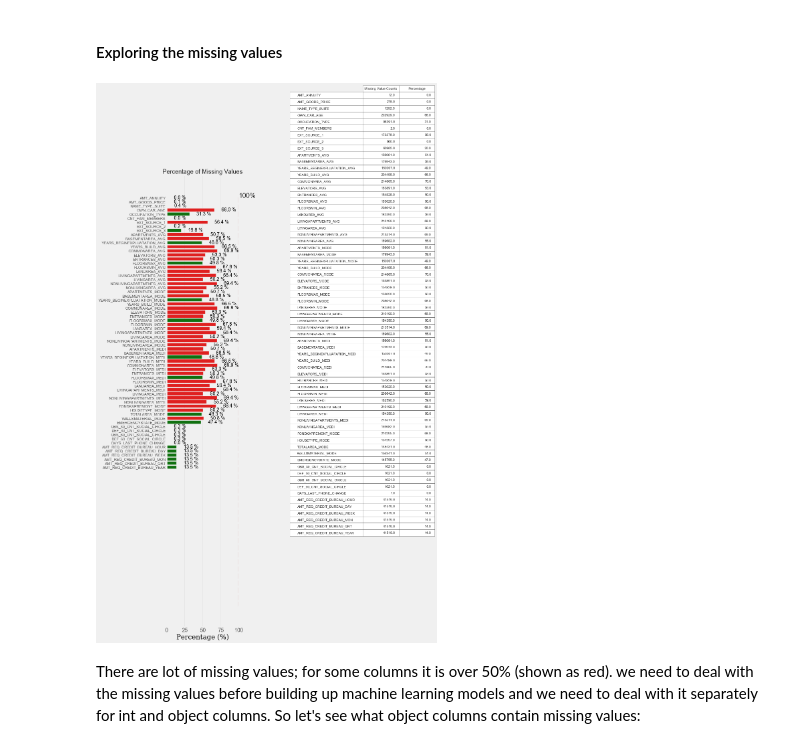
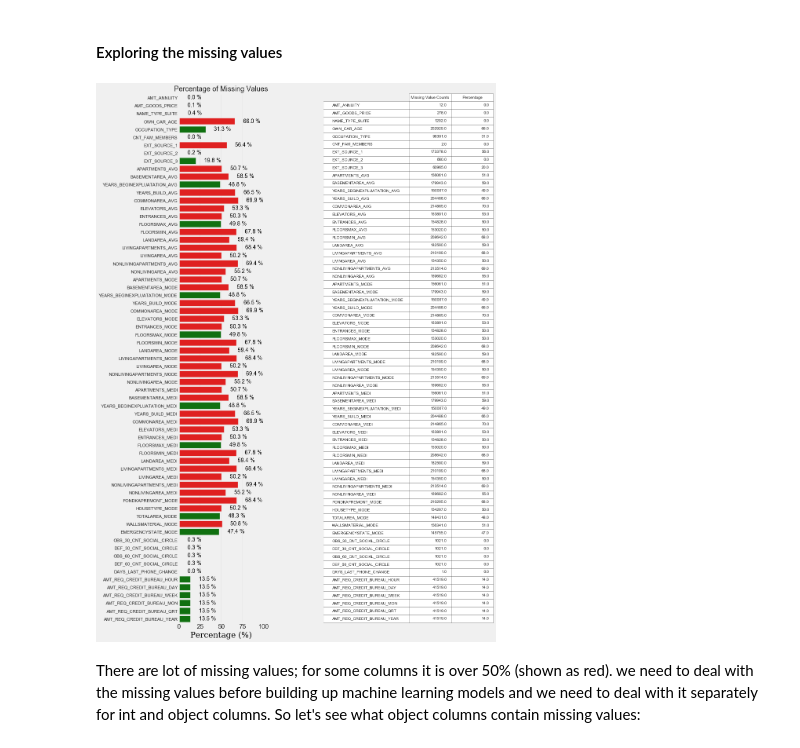
Before and after one commit to zahid1202/Credit_Default_Risk, a Jupyter notebook: CreditCardFraud.ipynb, the cells around one changed output. Drawn from its saved outputs; the diff is of its cells as text; code cells hidden in the pictures.

```diff
--- a/CreditCardFraud.ipynb
+++ b/CreditCardFraud.ipynb
@@ -45,0 +34,2 @@ sample_submission
+# %%
+train = pd.read_csv("DataSet/application_train.csv")
@@ -110,0 +85,3 @@ Decreased by 45.8%
+# %%
+test = reduce_mem(test)
+train = reduce_mem(train)
@@ -126,7 +110,3 @@ def save(dfs, framenames, folder = 'LowMemFiles' ):
 save(dfs, framenames, folder = 'LowMemFiles' )
 # %% [markdown]
 ## EDA of application_train
-# %%
-train= application_train.copy()
-test = application_test.copy()
-train.describe()
@@ -169,36 +130,33 @@ def missing_values(df, figsize=(10, 20)):
                 data = df_misval, palette=colors, label = "biggest", ax = ax1)
     font = {'family': 'serif','color':  'black', 'weight': 'normal','size': 20}
     b.set_xlim(0,100)
     b.set_xlabel("Percentage (%)", fontdict = font)
     b.set_title("Percentage of Missing Values", fontsize = 18)
-    b.vlines(x= 100, ymin =0, ymax=100, color='r', linestyle='--', label = "100%")
-    # Annotaing
-    an = b.annotate('100%', xy=(100, 0),fontsize=20)
 
     # Annotaing the acutal number
     for index, row in df_misval.reset_index().iterrows():
         b.text(10+row.percentage,row.name, str(round(row.percentage,1)) + " %", color='black', va="center")
     ax1.tick_params(axis = 'x', which = 'both', labelsize = 16)
 
     # adding the data frame as a subplot
-    bbox=[1.5, 0.2, 1, 1]
+    bbox=[1.5, 0, 1, 1]
     ax2.axis('off')
     mpl_table = ax2.table(cellText = np.round(df_misval.values),
                           rowLabels = df_misval.index,
                          bbox = bbox, colLabels=["Missing Value Counts", "Percentage"],
                           colLoc='center')
     mpl_table.auto_set_font_size(False)
     mpl_table.set_fontsize(10)
     #sns.set(font_scale = 1)
 
     plt.rc("font")
     plt.tight_layout()
     f.tight_layout()
     plt.savefig("missing_values.pdf", dpi=300,
-                bbox_extra_artists=(b, mpl_table,an), bbox_inches='tight' )
+                bbox_extra_artists=(b, mpl_table), bbox_inches='tight' )
 
     return ax1, ax2
 
 ax1,ax2 = missing_values(train)
 # %% [output]
-[figure, old version]
+[figure, new version]
```
Also changed, not shown: parts of 43 cells of this notebook.
